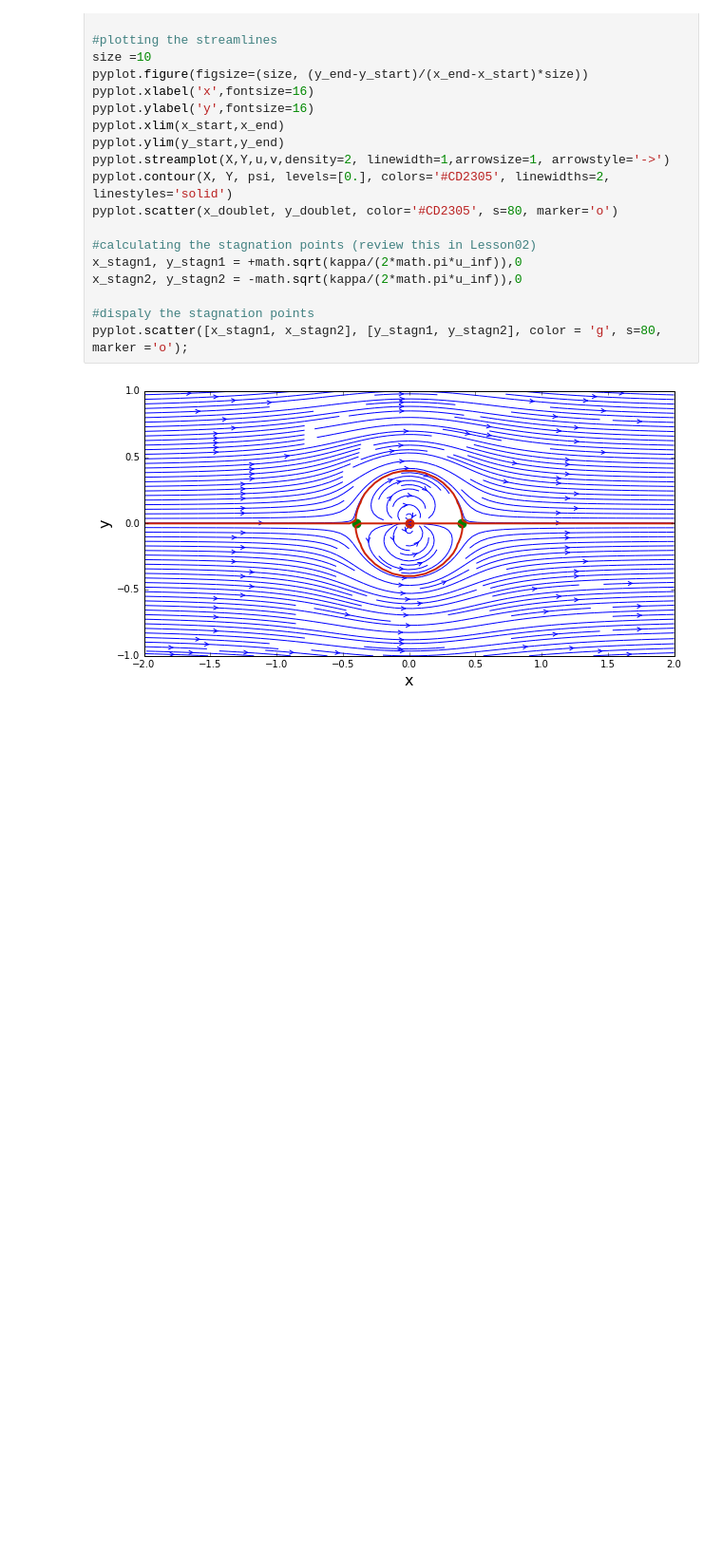
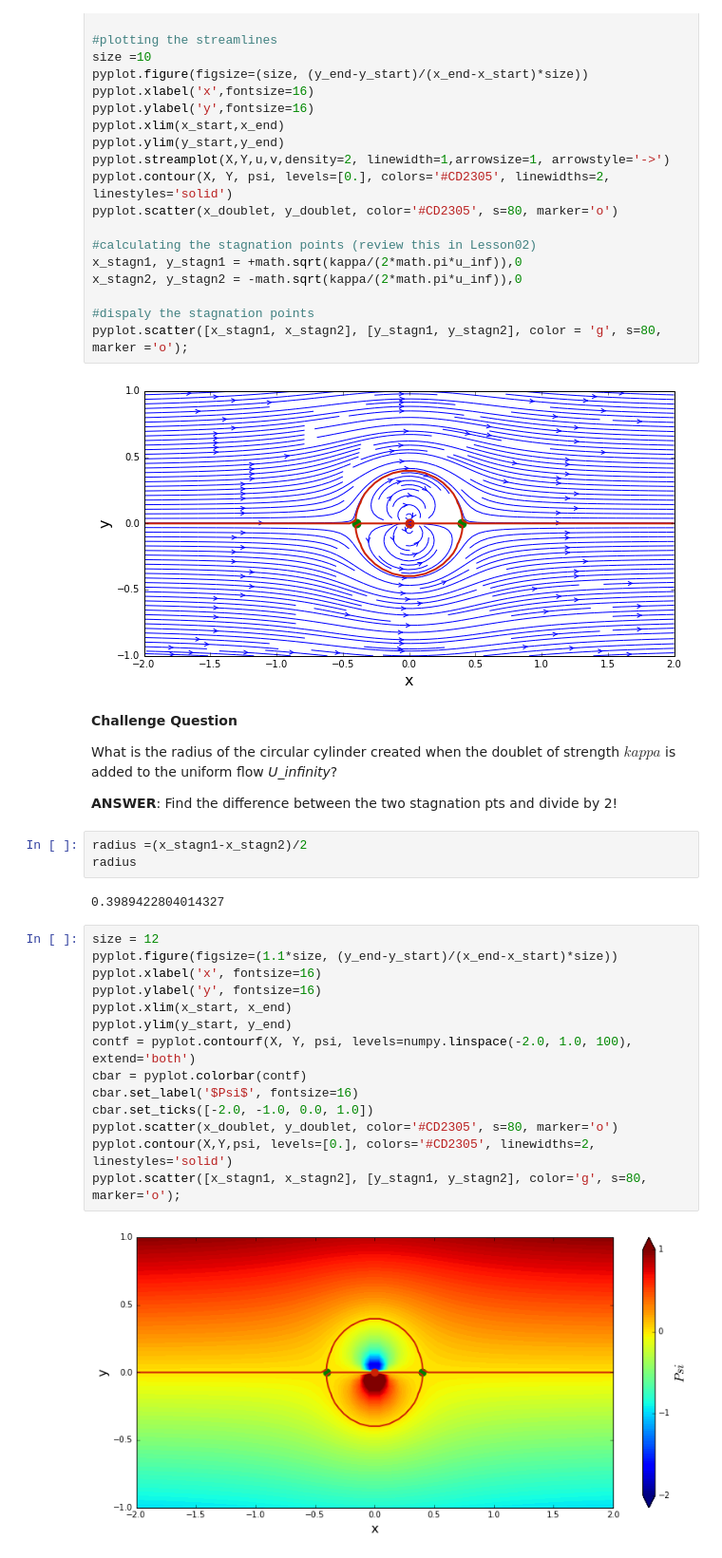
Before and after one commit to jennakosborn/mae6226, a Jupyter notebook: Lesson03.ipynb, the cells around one changed output. Shown: that part at 95% size. Drawn from its saved outputs; the diff is of its cells as text; blank space fills up the shorter version.

```diff
--- a/Lesson03.ipynb
+++ b/Lesson03.ipynb
@@ -135,3 +135,30 @@ x_stagn2, y_stagn2 = -math.sqrt(kappa/(2*math.pi*u_inf)),0
 pyplot.scatter([x_stagn1, x_stagn2], [y_stagn1, y_stagn2], color = 'g', s=80, marker ='o');
 # %% [output]
 [figure]
+# %% [markdown]
+**Challenge Question**
+
+What is the radius of the circular cylinder created when the doublet of strength *$kappa$* is added to the uniform flow *U_infinity*?
+
+**ANSWER**: Find the difference between the two stagnation pts and divide by 2!
+# %%
+radius =(x_stagn1-x_stagn2)/2
+radius
+# %% [output]
+0.3989422804014327
+# %%
+size = 12
+pyplot.figure(figsize=(1.1*size, (y_end-y_start)/(x_end-x_start)*size))
+pyplot.xlabel('x', fontsize=16)
+pyplot.ylabel('y', fontsize=16)
+pyplot.xlim(x_start, x_end)
+pyplot.ylim(y_start, y_end)
+contf = pyplot.contourf(X, Y, psi, levels=numpy.linspace(-2.0, 1.0, 100), extend='both')
+cbar = pyplot.colorbar(contf)
+cbar.set_label('$Psi$', fontsize=16)
+cbar.set_ticks([-2.0, -1.0, 0.0, 1.0])
+pyplot.scatter(x_doublet, y_doublet, color='#CD2305', s=80, marker='o')
+pyplot.contour(X,Y,psi, levels=[0.], colors='#CD2305', linewidths=2, linestyles='solid')
+pyplot.scatter([x_stagn1, x_stagn2], [y_stagn1, y_stagn2], color='g', s=80, marker='o');
+# %% [output]
+[figure, added]
```
Also changed, not shown: parts of 7 cells of this notebook.
